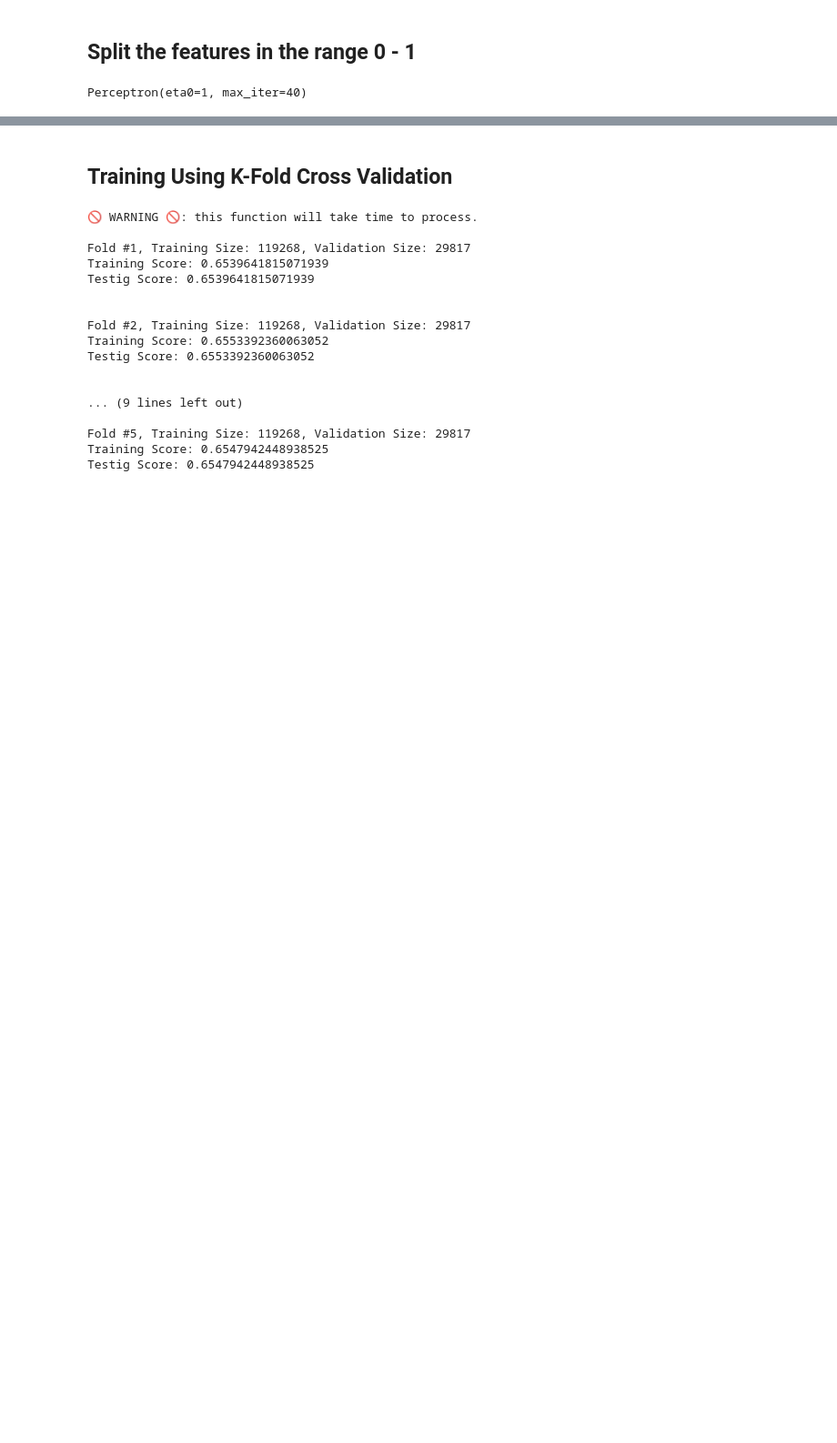
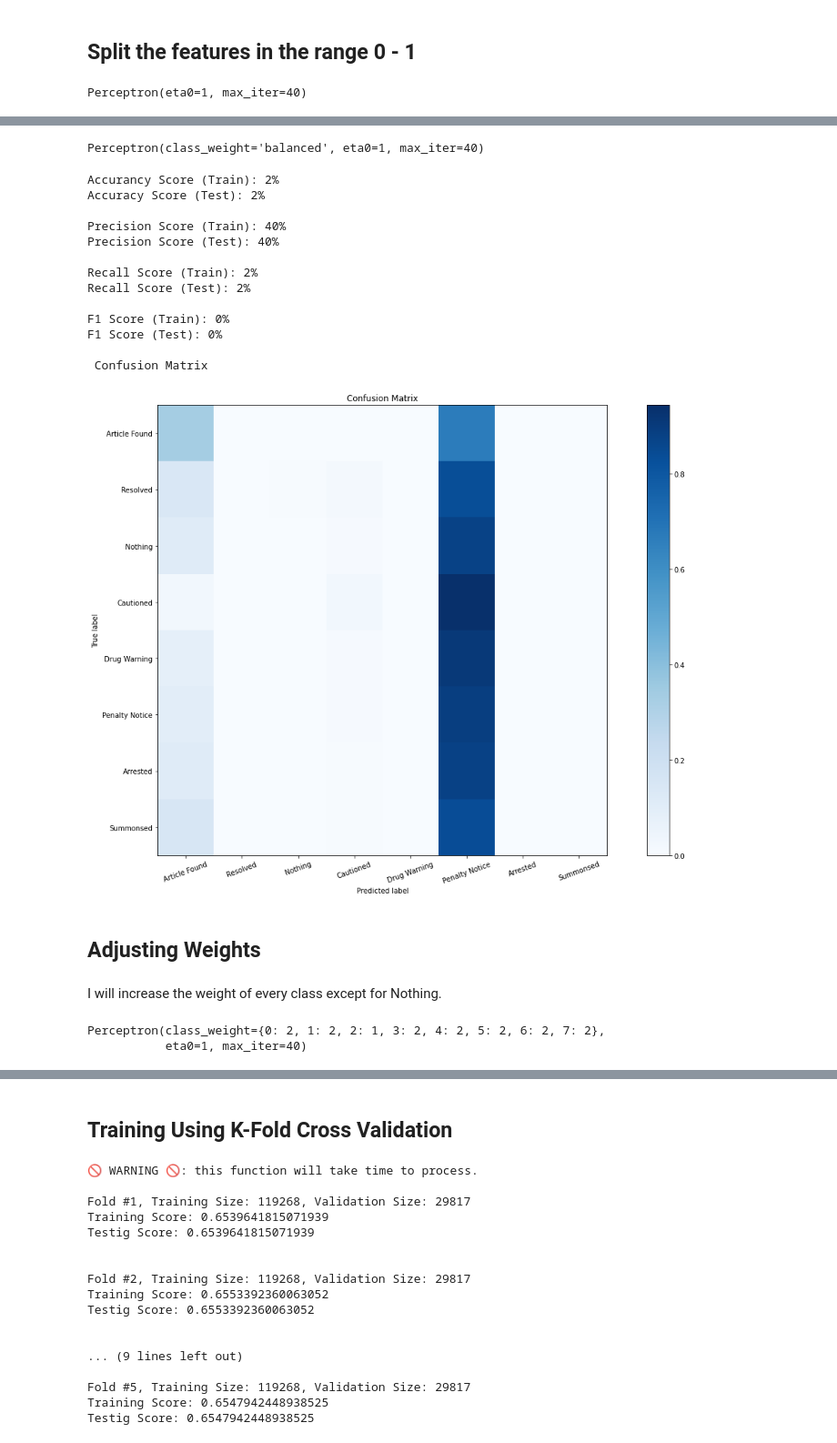
Before and after one commit to MQumairi/intro_to_ai_coursework, a Jupyter notebook: src/Perceptron.ipynb, the cells around one changed output, grey strips where cells are left out. Shown at 91% size. Drawn from its saved outputs; the diff is of its cells as text; code cells hidden in the pictures; blank space fills up the shorter version.

Commit message:
Decision Tree 3 Perceptron 3 SVM 3

```diff
--- a/src/Perceptron.ipynb
+++ b/src/Perceptron.ipynb
@@ -21,3 +20,17 @@ from imblearn.pipeline import Pipeline
+# %%
+def evaluate(model, X_train, y_train, X_test, y_test, average='weighted'):
+    print(f"Accurancy Score (Train): {int(np.around(model.score(X_train, y_train), 2) * 100)}%")
+    print(f"Accuracy Score (Test): {int(np.around(model.score(X_test, y_test), 2) * 100)}%")
+    y_train_predictions = model.predict(X_train)
+    y_test_predictions = model.predict(X_test)
+    print(f"\nPrecision Score (Train): {int(np.around(precision_score(y_train, y_train_predictions, average=average), 2) * 100)}%")
+    print(f"Precision Score (Test): {int(np.around(precision_score(y_test, y_test_predictions, average=average), 2) * 100)}%")
+    print(f"\nRecall Score (Train): {int(np.around(recall_score(y_train, y_train_predictions, average=average), 2) * 100)}%")
+    print(f"Recall Score (Test): {int(np.around(recall_score(y_test, y_test_predictions, average=average), 2) * 100)}%")
+    print(f"\nF1 Score (Train): {int(np.around(f1_score(y_train, y_train_predictions, average=average), 2) * 100)}%")
+    print(f"F1 Score (Test): {int(np.around(f1_score(y_test, y_test_predictions, average=average), 2) * 100)}%")
+    print("\n Confusion Matrix")
+    util.confusion_plot(y_test=y_test, y_predictions=y_test_predictions)
 # %% [markdown]
 ## Cleaning the Data set
 # %%
@@ -178,0 +217,3 @@ Preprocessing appears to have made the model much less bias towards predicting D
+# %%
+ppn = Perceptron(max_iter=10000,tol=0.001,eta0=1)
+ppn.fit(X_train, y_train)
@@ -178,0 +239,3 @@ Preprocessing appears to have made the model much less bias towards predicting D
+# %%
+ppn = Perceptron(max_iter=40,tol=0.001,eta0=0.00001)
+ppn.fit(X_train, y_train)
@@ -178,0 +261,42 @@ Preprocessing appears to have made the model much less bias towards predicting D
+# %%
+ppn = Perceptron(max_iter=40,tol=0.001,eta0=1, class_weight="balanced")
+ppn.fit(X_train, y_train)
+# %% [output]
+Perceptron(class_weight='balanced', eta0=1, max_iter=40)
+# %%
+evaluate(model=ppn, X_train=X_train, y_train=y_train, X_test=X_test, y_test=y_test, average="weighted")
+# %% [output]
+Accurancy Score (Train): 2%
+Accuracy Score (Test): 2%
+
+Precision Score (Train): 40%
+Precision Score (Test): 40%
+
+Recall Score (Train): 2%
+Recall Score (Test): 2%
+
+F1 Score (Train): 0%
+F1 Score (Test): 0%
+
+ Confusion Matrix
+[figure, added]
+# %% [markdown]
+## Adjusting Weights
+# %% [markdown]
+I will increase the weight of every class except for Nothing.
+# %%
+outcome_weights = {
+    0: 2,
+    1: 2,
+    2: 1,
+    3: 2,
+    4: 2,
+    5: 2,
+    6: 2,
+    7: 2
+    }
+ppn = Perceptron(max_iter=40,tol=0.001,eta0=1, class_weight=outcome_weights)
+ppn.fit(X_train, y_train)
+# %% [output]
+Perceptron(class_weight={0: 2, 1: 2, 2: 1, 3: 2, 4: 2, 5: 2, 6: 2, 7: 2},
+           eta0=1, max_iter=40)
```
Also changed, not shown: parts of 36 cells of this notebook, 1 other file.
